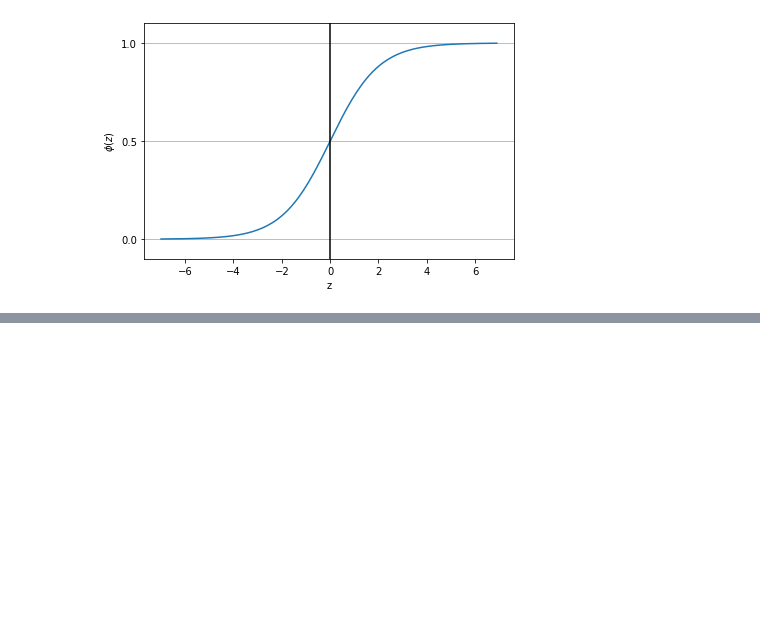
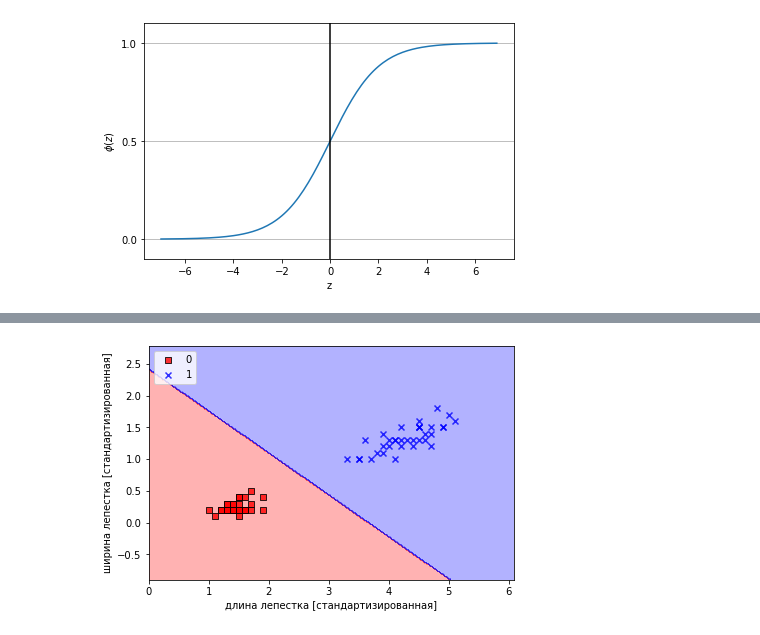
Before and after one commit to 1JigSaW/Book_Python_Machine_Learning, a Jupyter notebook: classifiers.ipynb, the cells around one changed output, grey strips where cells are left out. Cells and saved outputs as stored; diff of their text form; code cells hidden in the pictures; blank space fills up the shorter version.

Commit message:
logistic regression

```diff
--- a/classifiers.ipynb
+++ b/classifiers.ipynb
@@ -111,0 +200,13 @@ plt.show()
+# %%
+X_train_01_subset = X_train[(y_train == 0) | (y_train == 1)]
+y_train_01_subset = y_train[(y_train == 0) | (y_train == 1)]
+lrgd = LogisticRegressionGD(eta=0.05, n_iter=100, random_state=1)
+lrgd.fit(X_train_01_subset, y_train_01_subset)
+plot_decision_regions(X=X_train_01_subset, y=y_train_01_subset, classifier=lrgd)
+plt.xlabel('длина лепестка [стандартизированная]')
+plt.ylabel('ширина лепестка [стандартизированная]')
+plt.legend(loc='upper left')
+plt.tight_layout()
+plt.show()
+# %% [output]
+[figure, added]
```
Also changed, not shown: parts of 3 cells of this notebook.
